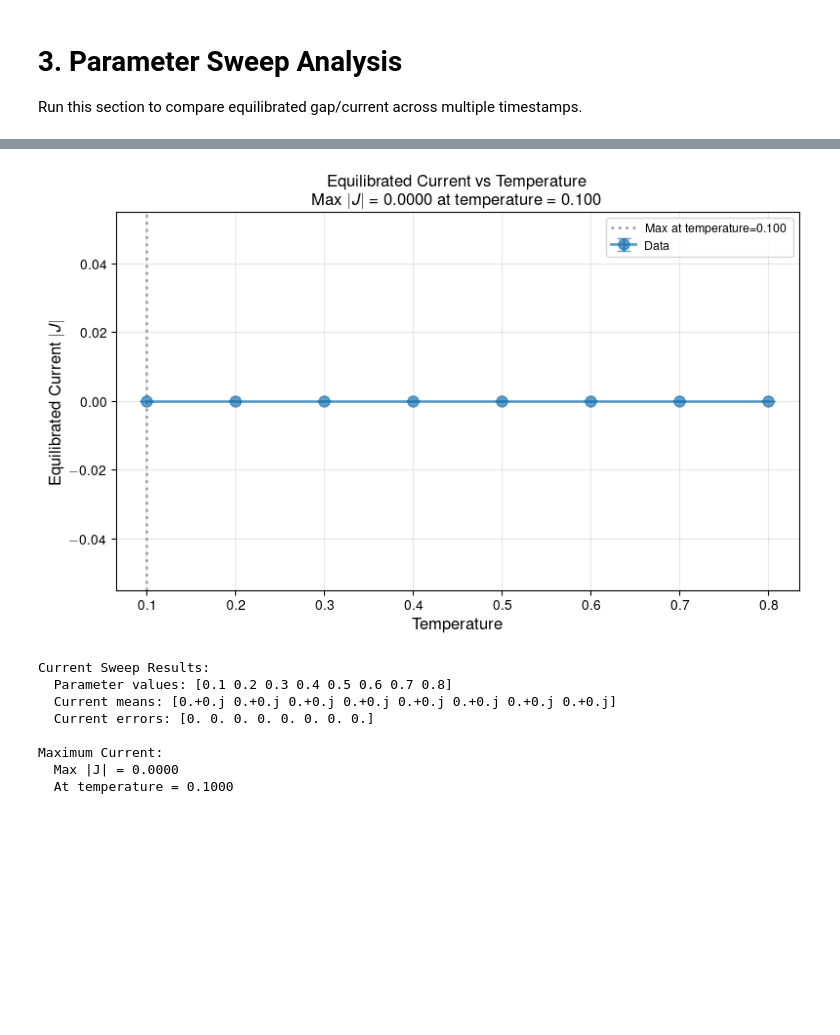
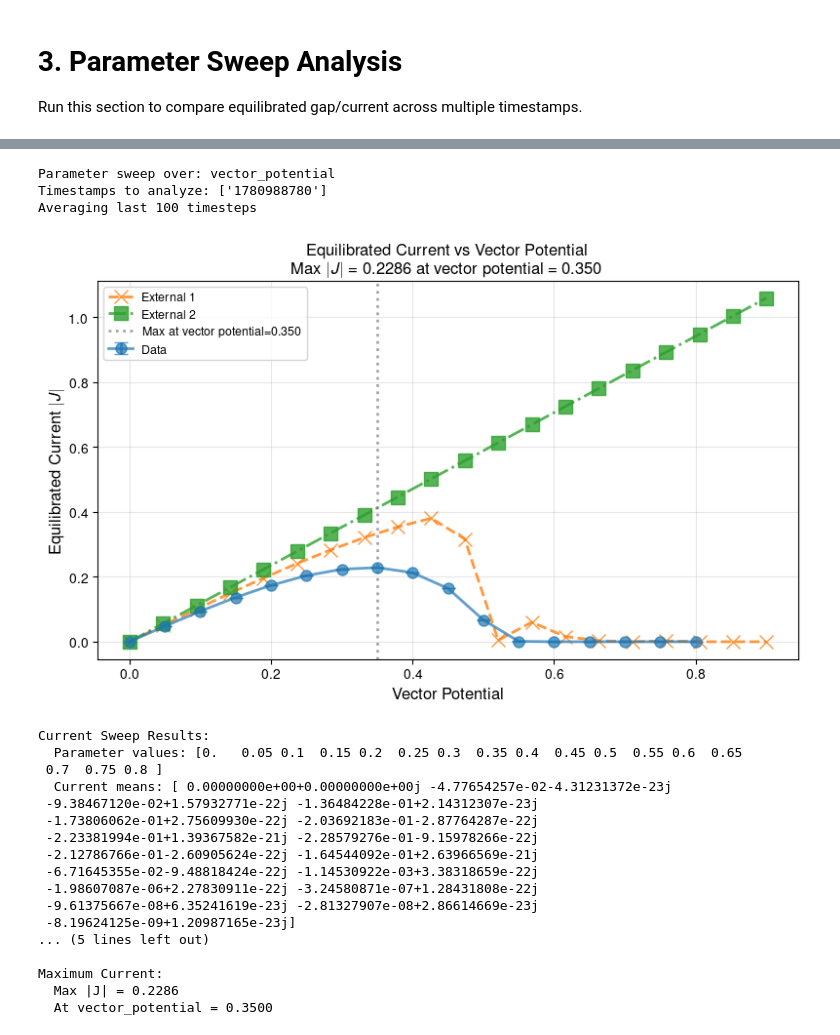
Before and after one commit to j-curtis/psBQP, a Jupyter notebook: Analyze_solutions.ipynb, the cells around one changed output, grey strips where cells are left out. Saved outputs shown, nothing was run; the diff lists cells and outputs as text; code cells hidden in the pictures; blank space fills up the shorter version.

```diff
--- a/Analyze_solutions.ipynb
+++ b/Analyze_solutions.ipynb
@@ -69,0 +160,18 @@ Common arguments:  {'num_timesteps': 10, 'system_parameters': {'critical_tempera
+# %%
+temp_data = load_gap_vs_temperature()
+A_data = load_gap_current_vs_A()
+# ============================================================================
+# Quick Access to Data
+# ============================================================================
+
+# Temperature sweep
+eq_T = temp_data['temperature']
+eq_gap_T = temp_data['gap']
+eq_gap_mag_T = temp_data['gap_magnitude']
+
+# Vector potential sweep
+eq_A = A_data['vector_potential']
+eq_gap_A = A_data['gap']
+eq_current_A = A_data['current']
+eq_gap_mag_A = A_data['gap_magnitude']
+eq_current_mag_A = A_data['current_magnitude']
@@ -295,30 +408,59 @@ Maximum Gap:
   At temperature = 0.1000
+# %%
+# Define timestamps for parameter sweep comparison
+sweep_timestamps = ['1780988780']  # Add more timestamps as needed: ['ts1', 'ts2', ...]
+
+# Parameters to sweep over: 'temperature' or 'vector_potential'
+sweep_parameter = 'vector_potential'
+
+# Number of final timesteps to average for equilibration
+n_average = 100
+
+print(f"Parameter sweep over: {sweep_parameter}")
+print(f"Timestamps to analyze: {sweep_timestamps}")
+print(f"Averaging last {n_average} timesteps")
+# %% [output]
+Parameter sweep over: vector_potential
+Timestamps to analyze: ['1780988780']
+Averaging last 100 timesteps
 # %%
 # Plot equilibrated current vs parameter
+
 current_sweep_results = da.plot_equilibrated_current_vs_parameter(
     sweep_timestamps,
     parameter=sweep_parameter,
     n_average=n_average,
-    save_plot=False
+    save_plot=False, x_external = [eq_A,eq_A], y_external = [eq_current_A/4, eq_A * np.pi * 1.51812789 * np.tanh(1.51812789/2 / 0.3)/4]
 )
+#* added 1/2 factor for comparison since original current heory was wrong so to rescale. -- fixed in new version
+
 
 print(f"\nCurrent Sweep Results:")
 print(f"  Parameter values: {current_sweep_results['parameter_values']}")
 print(f"  Current means: {current_sweep_results['current_means']}")
 print(f"  Current errors: {current_sweep_results['current_errors']}")
 print(f"\nMaximum Current:")
 print(f"  Max |J| = {current_sweep_results['max_current']:.4f}")
 print(f"  At {sweep_parameter} = {current_sweep_results['max_parameter']:.4f}")
 # %% [output]
-[figure, old version]
+[figure, new version]
 Current Sweep Results:
-  Parameter values: [0.1 0.2 0.3 0.4 0.5 0.6 0.7 0.8]
-  Current means: [0.+0.j 0.+0.j 0.+0.j 0.+0.j 0.+0.j 0.+0.j 0.+0.j 0.+0.j]
-  Current errors: [0. 0. 0. 0. 0. 0. 0. 0.]
+  Parameter values: [0.   0.05 0.1  0.15 0.2  0.25 0.3  0.35 0.4  0.45 0.5  0.55 0.6  0.65
+ 0.7  0.75 0.8 ]
+  Current means: [ 0.00000000e+00+0.00000000e+00j -4.77654257e-02-4.31231372e-23j
+ -9.38467120e-02+1.57932771e-22j -1.36484228e-01+2.14312307e-23j
+ -1.73806062e-01+2.75609930e-22j -2.03692183e-01-2.87764287e-22j
+ -2.23381994e-01+1.39367582e-21j -2.28579276e-01-9.15978266e-22j
+ -2.12786766e-01-2.60905624e-22j -1.64544092e-01+2.63966569e-21j
+ -6.71645355e-02-9.48818424e-22j -1.14530922e-03+3.38318659e-22j
+ -1.98607087e-06+2.27830911e-22j -3.24580871e-07+1.28431808e-22j
+ -9.61375667e-08+6.35241619e-23j -2.81327907e-08+2.86614669e-23j
+ -8.19624125e-09+1.20987165e-23j]
+... (5 lines left out)
 
 Maximum Current:
-  Max |J| = 0.0000
-  At temperature = 0.1000
+  Max |J| = 0.2286
+  At vector_potential = 0.3500
 # %%
 
 # Plot equilibrated current vs parameter
```
Also changed, not shown: parts of 10 cells of this notebook, 30 other files.
